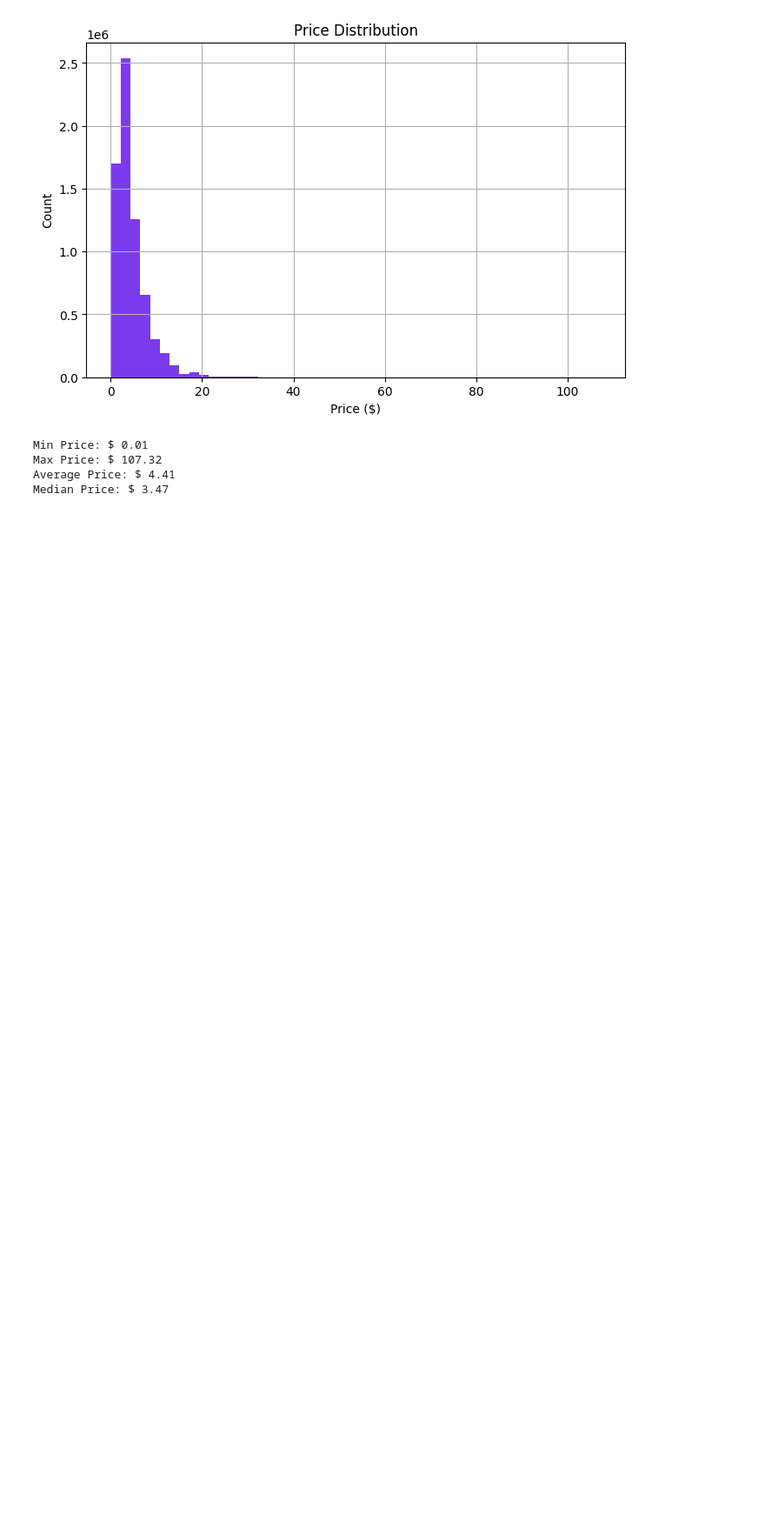
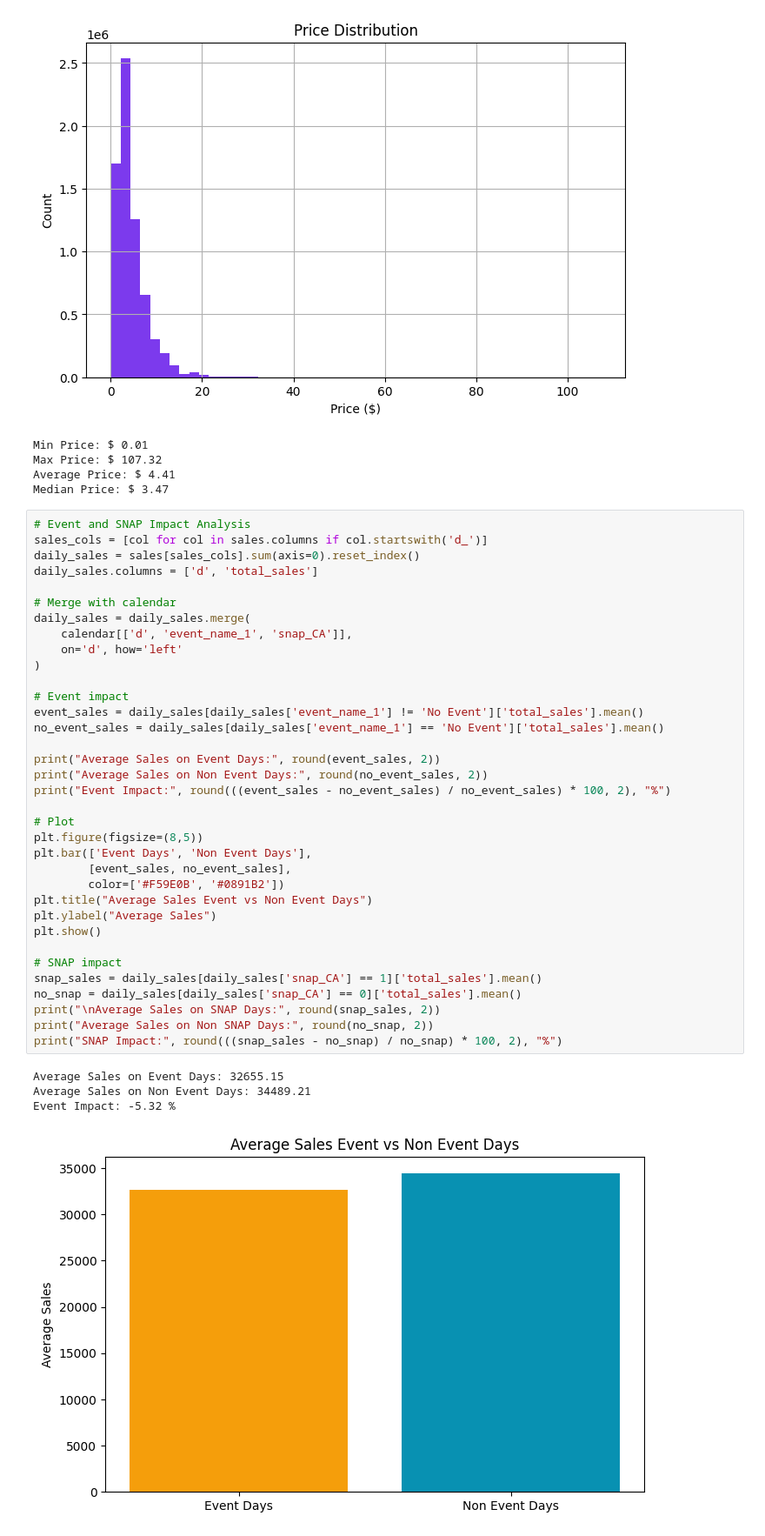
Before and after one commit to Dha2007/retail-demand-forecasting, a Jupyter notebook: notebooks/data_quality.ipynb, the cells around one changed output. Shown at 87% size. Cells and saved outputs as stored; diff of their text form; blank space fills up the shorter version.

```diff
--- a/notebooks/data_quality.ipynb
+++ b/notebooks/data_quality.ipynb
@@ -133,3 +133,43 @@ Min Price: $ 0.01
 Max Price: $ 107.32
 Average Price: $ 4.41
 Median Price: $ 3.47
+# %%
+# Event and SNAP Impact Analysis
+sales_cols = [col for col in sales.columns if col.startswith('d_')]
+daily_sales = sales[sales_cols].sum(axis=0).reset_index()
+daily_sales.columns = ['d', 'total_sales']
+
+# Merge with calendar
+daily_sales = daily_sales.merge(
+    calendar[['d', 'event_name_1', 'snap_CA']],
+    on='d', how='left'
+)
+
+# Event impact
+event_sales = daily_sales[daily_sales['event_name_1'] != 'No Event']['total_sales'].mean()
+no_event_sales = daily_sales[daily_sales['event_name_1'] == 'No Event']['total_sales'].mean()
+
+print("Average Sales on Event Days:", round(event_sales, 2))
+print("Average Sales on Non Event Days:", round(no_event_sales, 2))
+print("Event Impact:", round(((event_sales - no_event_sales) / no_event_sales) * 100, 2), "%")
+
+# Plot
+plt.figure(figsize=(8,5))
+plt.bar(['Event Days', 'Non Event Days'],
+        [event_sales, no_event_sales],
+        color=['#F59E0B', '#0891B2'])
+plt.title("Average Sales Event vs Non Event Days")
+plt.ylabel("Average Sales")
+plt.show()
+
+# SNAP impact
+snap_sales = daily_sales[daily_sales['snap_CA'] == 1]['total_sales'].mean()
+no_snap = daily_sales[daily_sales['snap_CA'] == 0]['total_sales'].mean()
+print("\nAverage Sales on SNAP Days:", round(snap_sales, 2))
+print("Average Sales on Non SNAP Days:", round(no_snap, 2))
+print("SNAP Impact:", round(((snap_sales - no_snap) / no_snap) * 100, 2), "%")
+# %% [output]
+Average Sales on Event Days: 32655.15
+Average Sales on Non Event Days: 34489.21
+Event Impact: -5.32 %
+[figure, added]
```
Also changed, not shown: parts of 2 cells of this notebook, 2 other files.
